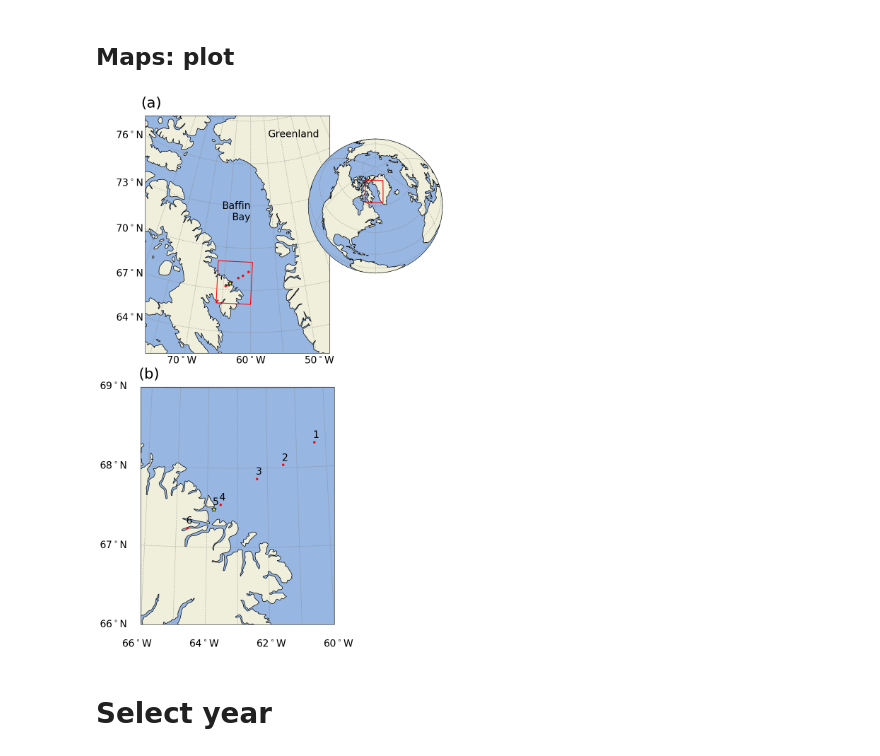
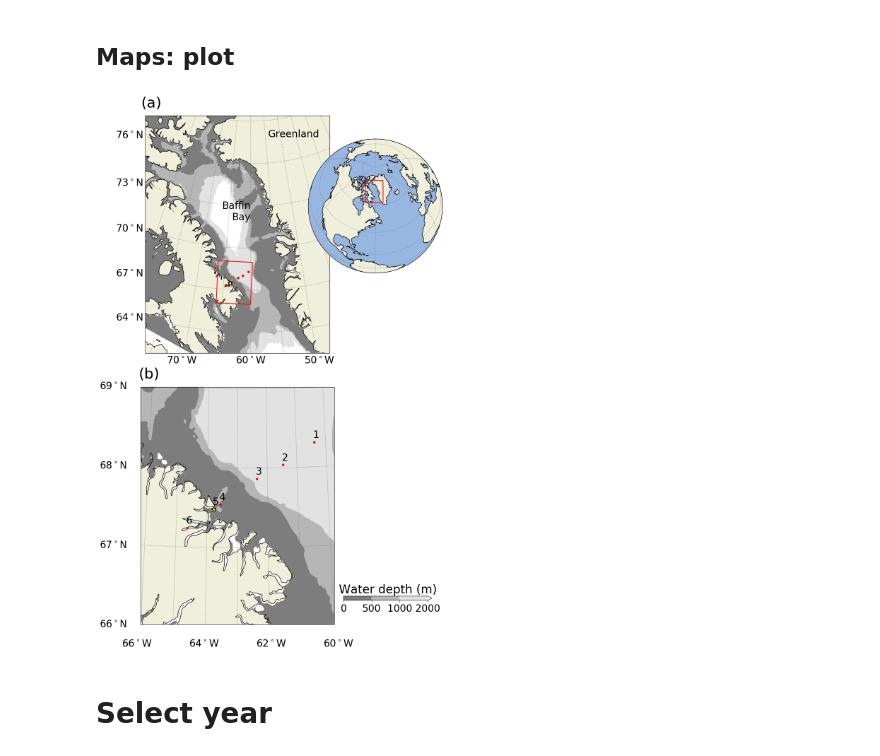
Before and after one commit to maximebenoitgagne/wintertime, a Jupyter notebook: wintertime.ipynb, the cells around one changed output. Cells and saved outputs as stored; diff of their text form; code cells hidden in the pictures.

```diff
--- a/wintertime.ipynb
+++ b/wintertime.ipynb
@@ -95,7 +95,7 @@ stations=[station1,station2,station3,station4,station5,station6]
 # %% [markdown]
 ## Maps: plot
 # %%
-plotbathymetry=False
+plotbathymetry=True
 
 with plt.style.context('mplstyles/maps.mplstyle'):
     fig=plt.figure(figsize=(10, 16))
@@ -294,34 +294,34 @@ with plt.style.context('mplstyles/maps.mplstyle'):
     vertices = np.array([
         [extentStudyarea[0], extentStudyarea[2]], # left, bottom
         [extentStudyarea[0], extentStudyarea[3]], # left, top
         [extentStudyarea[1], extentStudyarea[3]], # right, top
         [extentStudyarea[1], extentStudyarea[2]], # right, bottom
         [extentStudyarea[0], extentStudyarea[2]]
     ])
     xVert,yVert = vertices.transpose()
     xBox = np.interp(np.arange(0,4,.02),np.arange(0,4.1,1),xVert)
     yBox = np.interp(np.arange(0,4,.02),np.arange(0,4.1,1),yVert)
     xyzBoxLatlon = ccrs.PlateCarree().transform_points(ax_bb.projection,
                                                        xBox,yBox)
     xBoxLatlon = xyzBoxLatlon[:,0]
     yBoxLatlon = xyzBoxLatlon[:,1]
     xyzBoxTransformed = proj_wm.transform_points(ccrs.PlateCarree(),
                                                  xBoxLatlon,yBoxLatlon)
     xBoxTransformed = xyzBoxTransformed[:,0]
     yBoxTransformed = xyzBoxTransformed[:,1]
     ax_wm.plot(xBoxTransformed,yBoxTransformed,'r')
 
     ax_wm.set_position( [0.60,0.60 ,0.38,0.38])
     ax_bb.set_position( [0.10,0.53 ,0.60,0.42])
     ax_am.set_position( [0.10,0.05 ,0.60,0.42])
 
     # --- SAVE
     if plotbathymetry:
         plt.savefig('figures_progress/maps.png')
     else:
         plt.savefig('figures_progress/maps_nobathy.png')
 # %% [output]
-[figure, old version]
+[figure, new version]
 # %% [markdown]
 # Select year
 # %%
```
Also changed, not shown: parts of 2 cells of this notebook, 1 other file.
